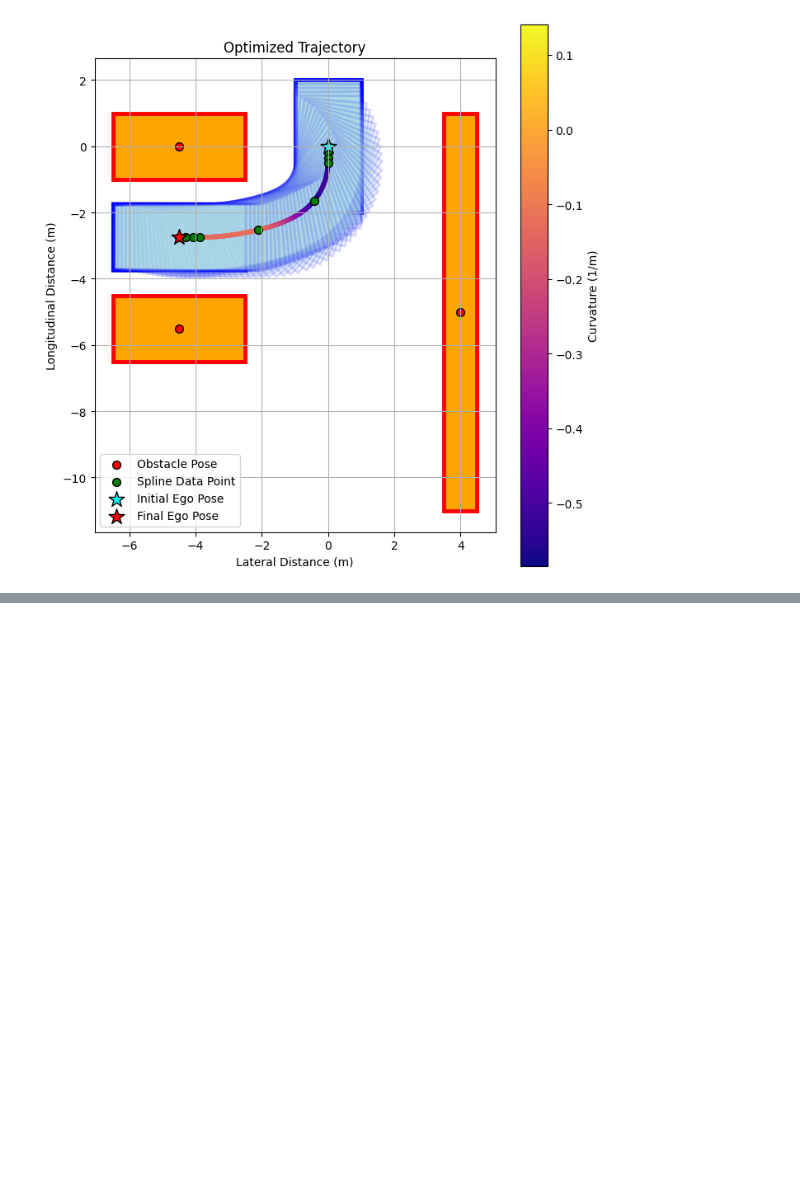
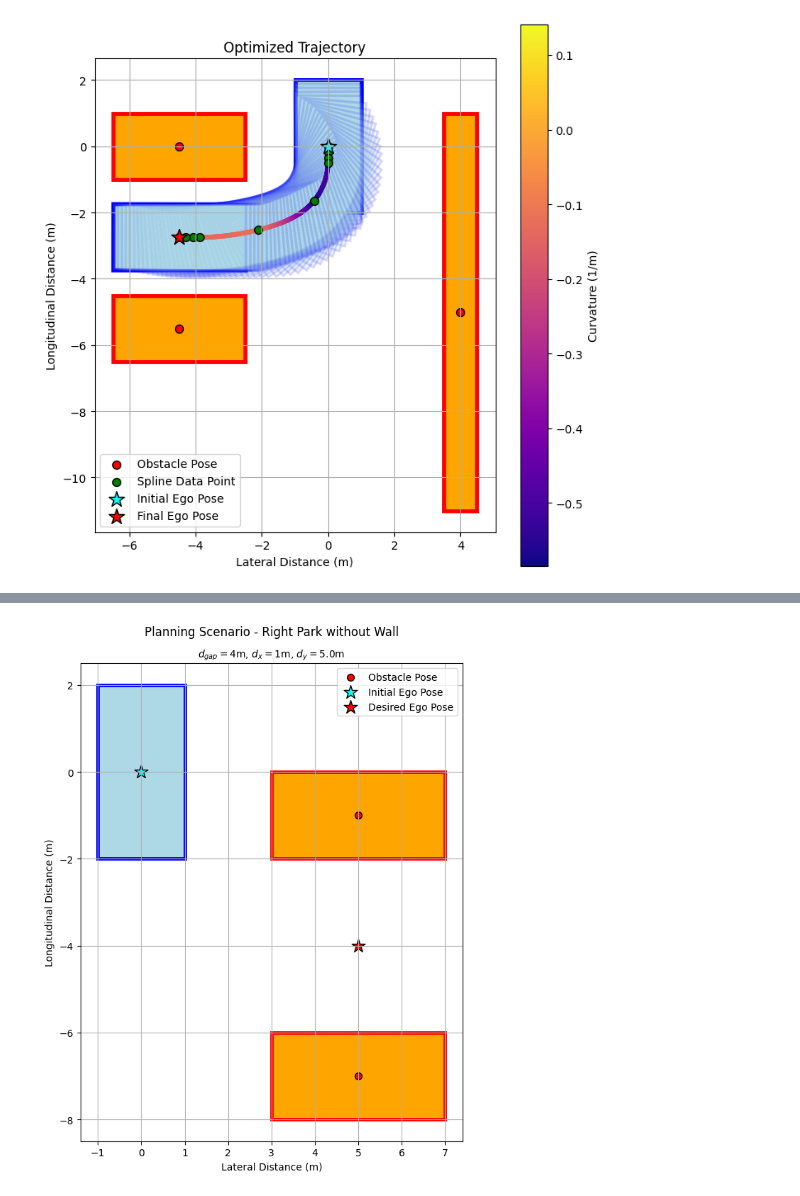
Before and after one commit to SamKhzym/cloud-auto-park, a Jupyter notebook: sim_ws/src/digital_twin/cloud_auto_park/analysis/planning.ipynb, the cells around one changed output, grey strips where cells are left out. Cells and saved outputs as stored; diff of their text form; code cells hidden in the pictures; blank space fills up the shorter version.

```diff
--- a/sim_ws/src/digital_twin/cloud_auto_park/analysis/planning.ipynb
+++ b/sim_ws/src/digital_twin/cloud_auto_park/analysis/planning.ipynb
@@ -135,0 +136,11 @@ fig.savefig('figures/planning_doe_left_park.svg')
+# %%
+desired_pose, obstacles = setup_scenario(6.0, 1.0, 5.0, False, False, None)
+traj_optimizer = TrajectoryOptimizer(method='BFGS')
+traj_optimizer.generate_optimal_trajectory(desired_pose, obstacles)
+fig, ax = plot_desired_path(traj_optimizer.optimized_traj, obstacles, num_intermediate_ego=0, plot_desired=False, plot_traj=False)
+fig.suptitle('Planning Scenario - Right Park without Wall')
+ax.set_title('$d_{gap} = 4$m, $d_x = 1$m, $d_y = 5.0$m', fontsize=10)
+fig.set_size_inches(8, 8)
+fig.savefig('figures/planning_doe_right_park.svg')
+# %% [output]
+[figure, added]
```
Also changed, not shown: parts of 1 cell of this notebook, 4 other files.
